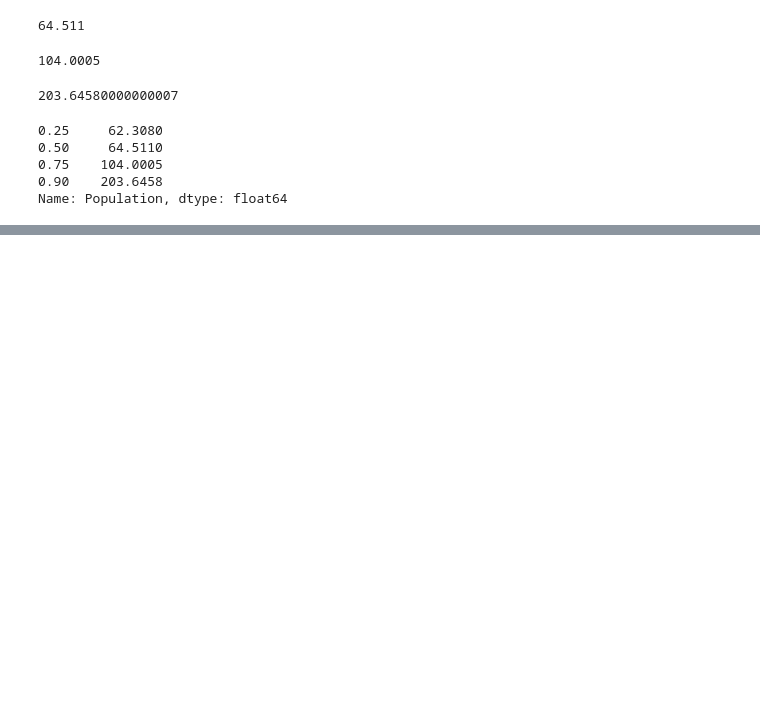
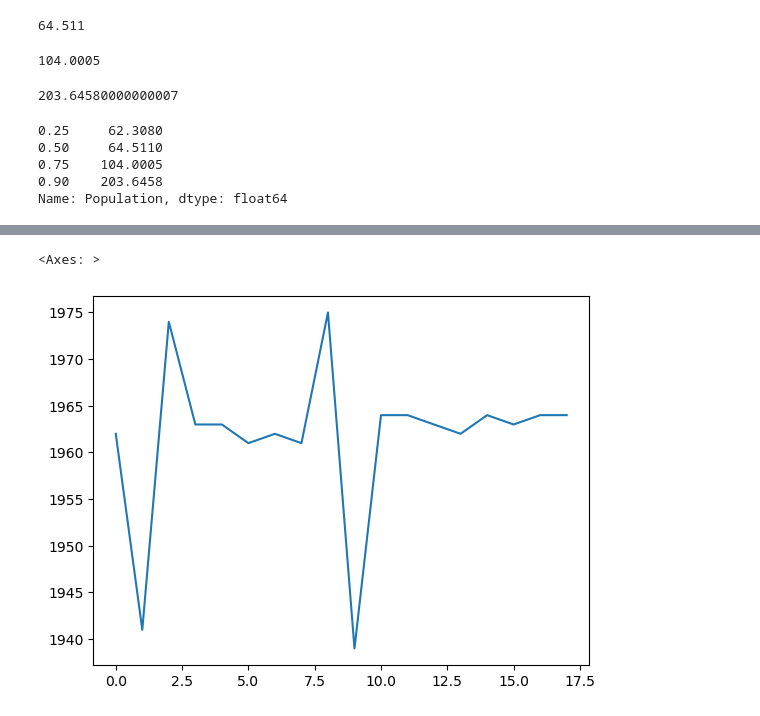
Before and after one commit to toygarpar/PanelDataFrame, a Jupyter notebook: handson-DataFrame.ipynb, the cells around one changed output, grey strips where cells are left out. Saved outputs shown, nothing was run; the diff lists cells and outputs as text; code cells hidden in the pictures; blank space fills up the shorter version.

```diff
--- a/handson-DataFrame.ipynb
+++ b/handson-DataFrame.ipynb
@@ -5,0 +131,4 @@ import pandas as pd
+# %%
+#drop Thing and Beast rows from the DataFrame
+mar_df = mar_df.drop(["Thing", "Beast"], axis=0) # axis=0 means we drop it from the rows
+mar_df
@@ -482,0 +774,5 @@ df.drop(["France", "Italy"], axis = "index") # drop multiple rows by label using
+# %%
+# modify the first appearance of Vision to year 1964
+
+mar_df.loc["Vision", "first_appearance"] = 1964
+mar_df.loc["Vision"]
@@ -482,0 +787,4 @@ df.drop(["France", "Italy"], axis = "index") # drop multiple rows by label using
+# %%
+# add a new column to the DataFrame called "years_since" that calculates how many years have passed since each character's first appearance until 2025
+mar_df["years_since"] = 2025 - mar_df["first_appearance"]
+mar_df
@@ -822,3 +1157,8 @@ df["Population"].quantile([0.25, 0.5, 0.75, 0.9]) # multiple percentiles
 0.75    104.0005
 0.90    203.6458
 Name: Population, dtype: float64
+# %%
+#DATAFRAME PLOTTING
+import matplotlib.pyplot as plt
+mar_df = mar_df.reset_index() # reset index to plot the data
+mar_df
@@ -824,0 +1183,5 @@ Name: Population, dtype: float64
+# %%
+mar_df["first_appearance"].plot() # line plot
+# %% [output]
+<Axes: >
+[figure, added]
```
Also changed, not shown: parts of 26 cells of this notebook, 3 other files.
